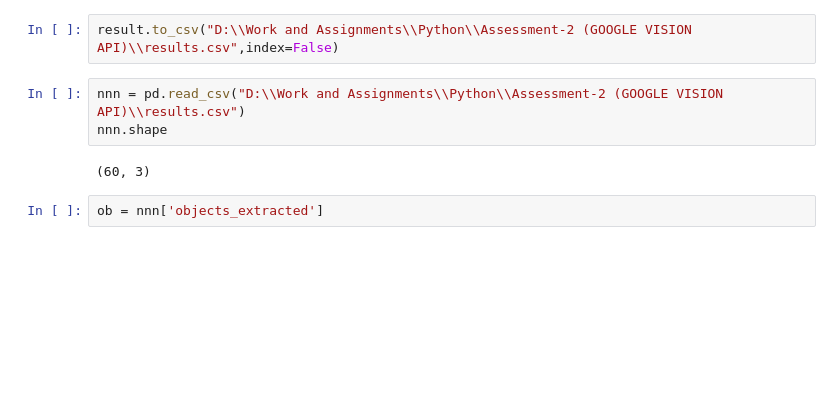
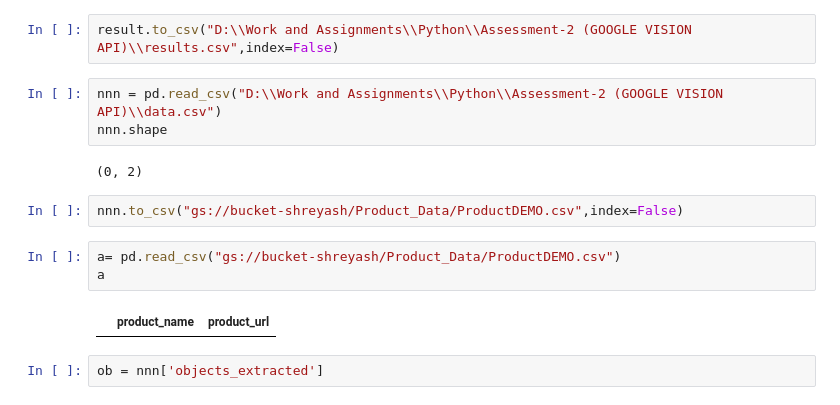
Before and after one commit to Shreyash-Pardhi/Python_Practice, a Jupyter notebook: Python/Assessment-2 (GOOGLE VISION API)/demo.ipynb, the cells around one changed output. Drawn from its saved outputs; the diff is of its cells as text; blank space fills up the shorter version.

```diff
--- a/Python/Assessment-2 (GOOGLE VISION API)/demo.ipynb
+++ b/Python/Assessment-2 (GOOGLE VISION API)/demo.ipynb
@@ -192,10 +192,17 @@ Saving Dataframe to CSV file
 # %%
 result.to_csv("D:\\Work and Assignments\\Python\\Assessment-2 (GOOGLE VISION API)\\results.csv",index=False)
 # %%
-nnn = pd.read_csv("D:\\Work and Assignments\\Python\\Assessment-2 (GOOGLE VISION API)\\results.csv")
+nnn = pd.read_csv("D:\\Work and Assignments\\Python\\Assessment-2 (GOOGLE VISION API)\\data.csv")
 nnn.shape
 # %% [output]
-(60, 3)
+(0, 2)
+# %%
+nnn.to_csv("gs://bucket-shreyash/Product_Data/ProductDEMO.csv",index=False)
+# %%
+a= pd.read_csv("gs://bucket-shreyash/Product_Data/ProductDEMO.csv")
+a
+# %% [output]
+|  | product_name | product_url |
 # %%
 ob = nnn['objects_extracted']
 # %%
```
Also changed, not shown: 8 other files.
